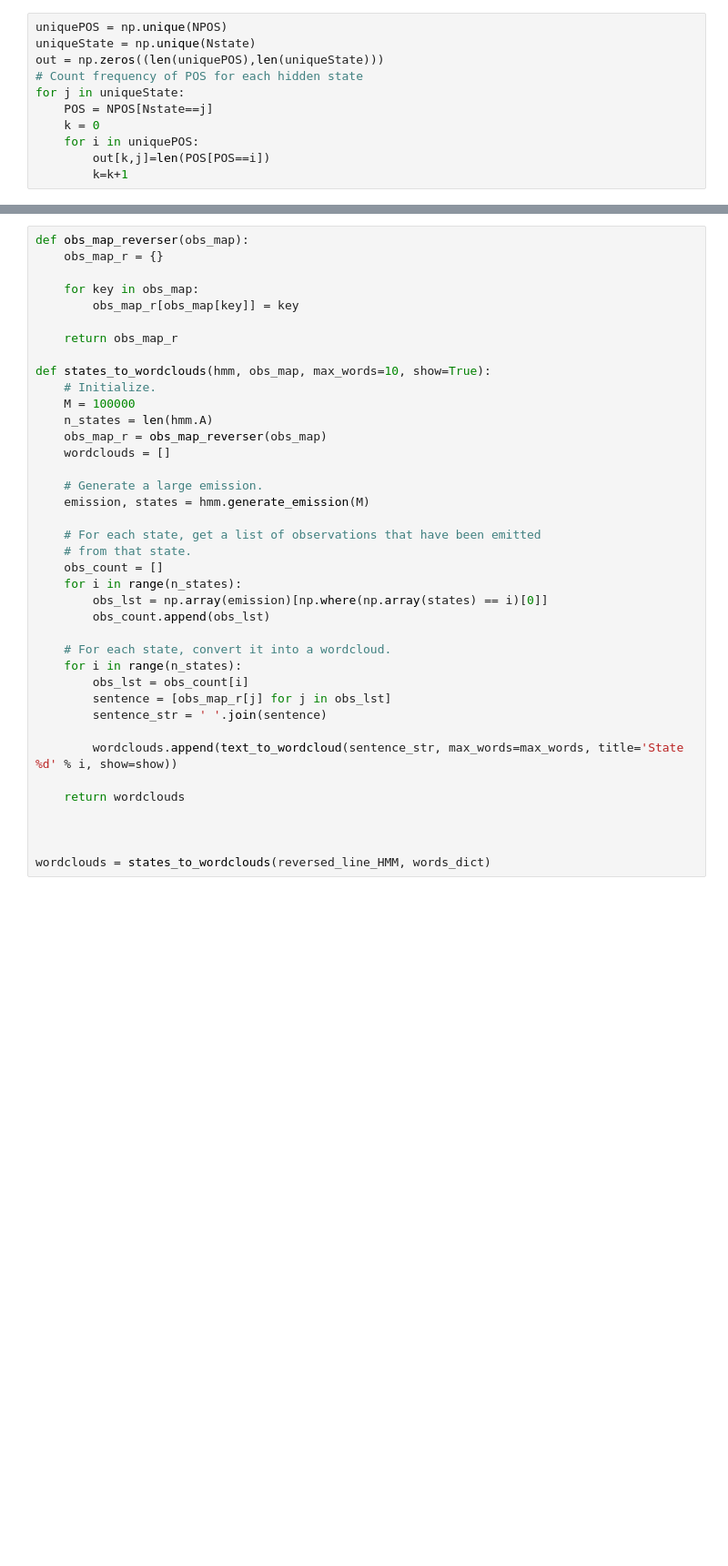
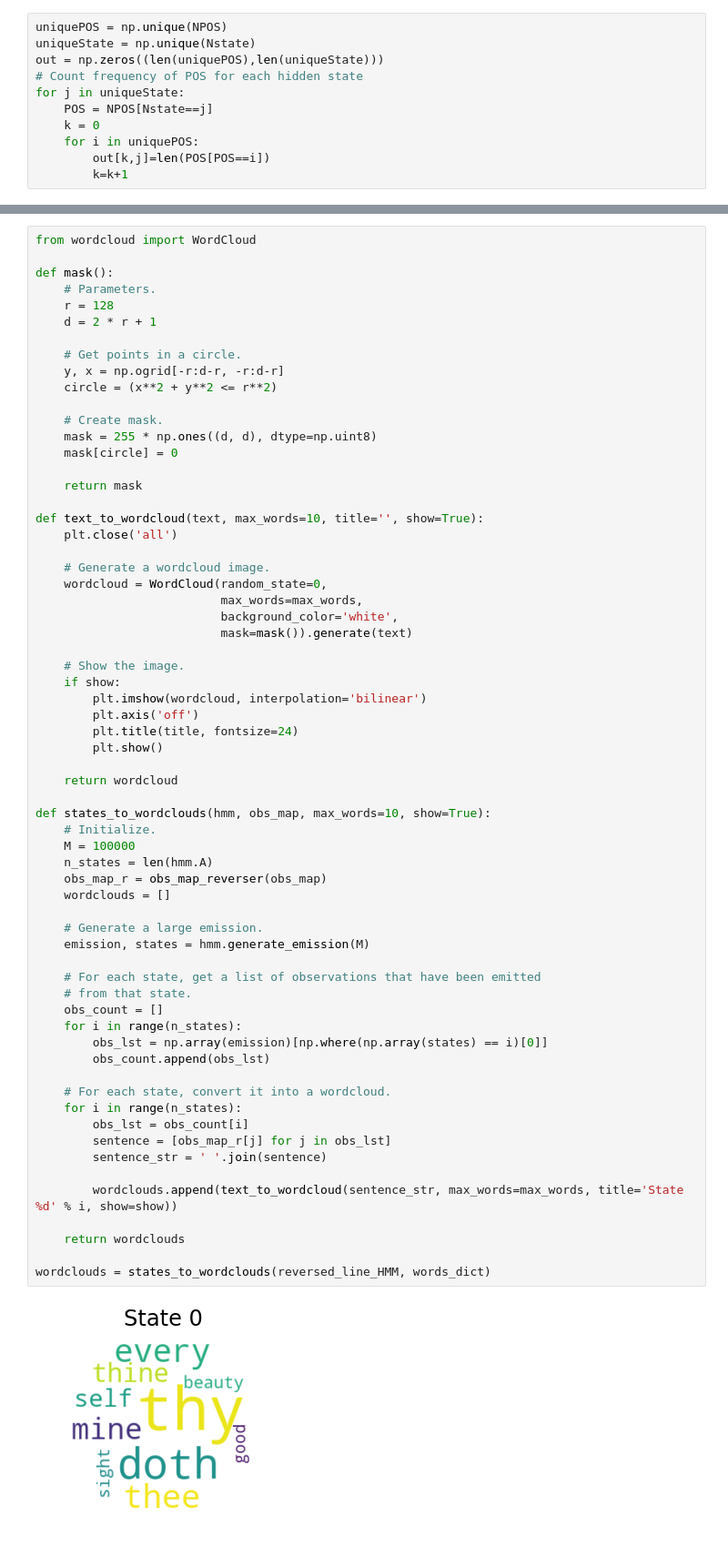
Before and after one commit to miladtaghavi/Miniproject3, a Jupyter notebook: HMMRhymeContext.ipynb, the cells around one changed output, grey strips where cells are left out. Shown at 91% size. Drawn from its saved outputs; the diff is of its cells as text; blank space fills up the shorter version.

```diff
--- a/HMMRhymeContext.ipynb
+++ b/HMMRhymeContext.ipynb
@@ -415,39 +444,66 @@ plt.show()
 # %%
-def obs_map_reverser(obs_map):
-    obs_map_r = {}
+from wordcloud import WordCloud
 
-    for key in obs_map:
-        obs_map_r[obs_map[key]] = key
+def mask():
+    # Parameters.
+    r = 128
+    d = 2 * r + 1
 
-    return obs_map_r
+    # Get points in a circle.
+    y, x = np.ogrid[-r:d-r, -r:d-r]
+    circle = (x**2 + y**2 <= r**2)
+
+    # Create mask.
+    mask = 255 * np.ones((d, d), dtype=np.uint8)
+    mask[circle] = 0
+
+    return mask
+
+def text_to_wordcloud(text, max_words=10, title='', show=True):
+    plt.close('all')
+
+    # Generate a wordcloud image.
+    wordcloud = WordCloud(random_state=0,
+                          max_words=max_words,
+                          background_color='white',
+                          mask=mask()).generate(text)
+
+    # Show the image.
+    if show:
+        plt.imshow(wordcloud, interpolation='bilinear')
+        plt.axis('off')
+        plt.title(title, fontsize=24)
+        plt.show()
+
+    return wordcloud
 
 def states_to_wordclouds(hmm, obs_map, max_words=10, show=True):
     # Initialize.
     M = 100000
     n_states = len(hmm.A)
     obs_map_r = obs_map_reverser(obs_map)
     wordclouds = []
 
     # Generate a large emission.
     emission, states = hmm.generate_emission(M)
 
     # For each state, get a list of observations that have been emitted
     # from that state.
     obs_count = []
     for i in range(n_states):
         obs_lst = np.array(emission)[np.where(np.array(states) == i)[0]]
         obs_count.append(obs_lst)
 
     # For each state, convert it into a wordcloud.
     for i in range(n_states):
         obs_lst = obs_count[i]
         sentence = [obs_map_r[j] for j in obs_lst]
         sentence_str = ' '.join(sentence)
 
         wordclouds.append(text_to_wordcloud(sentence_str, max_words=max_words, title='State %d' % i, show=show))
 
     return wordclouds
 
-
-
 wordclouds = states_to_wordclouds(reversed_line_HMM, words_dict)
+# %% [output]
+[figure, added]
```
Also changed, not shown: parts of 8 cells of this notebook, 25 other files.
